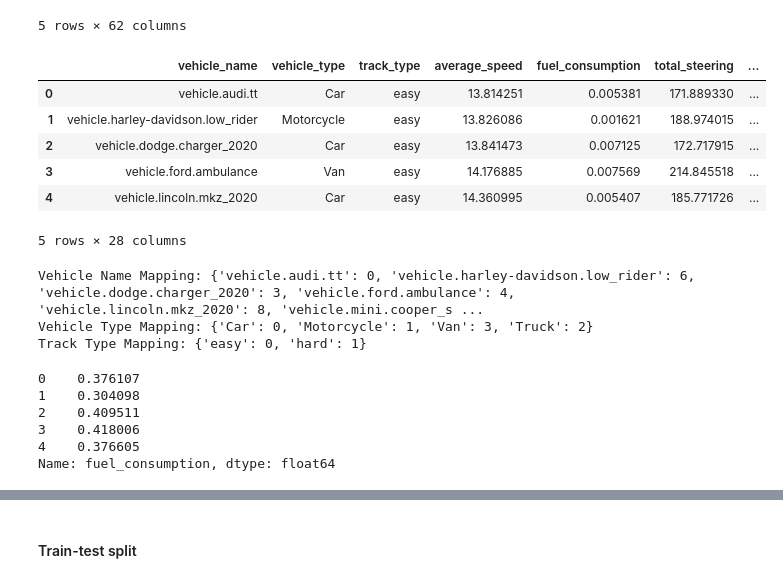
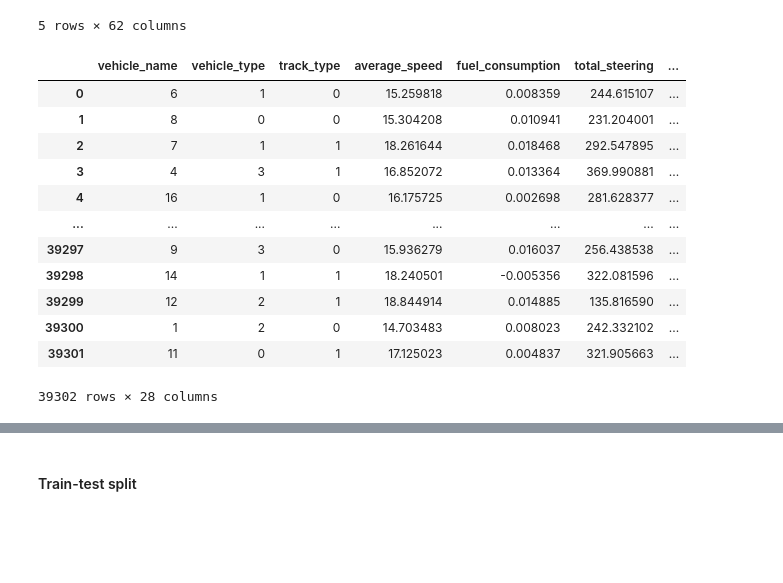
Before and after one commit to CanoniCarLTD/Canonicar_DS, a Jupyter notebook: Canonicar_DS.ipynb, the cells around one changed output, grey strips where cells are left out. Cells and saved outputs as stored; diff of their text form; code cells hidden in the pictures; blank space fills up the shorter version.

Commit message:
Changed preprocessing, regressions structure

```diff
--- a/Canonicar_DS.ipynb
+++ b/Canonicar_DS.ipynb
@@ -182,41 +184,21 @@ Data merged and saved to Extended_Lap_Data_Updated.csv
 | 4 | vehicle.ford.ambulance | Van | easy | 14.176885 | 0.007569 | 214.845518 | ... |
 5 rows × 62 columns
 # %%
-df = pd.read_csv("Extended_Lap_Data_Updated_unique.csv")
+# df = pd.read_csv("Extended_Lap_Data_Updated_unique.csv")
+df = pd.read_csv("Cleaned_CARLA_Dataset__Outliers_Removed_.csv")
 # %%
-df.head()
+df
 # %% [output]
 |  | vehicle_name | vehicle_type | track_type | average_speed | fuel_consumption | total_steering | ... |
-| 0 | vehicle.audi.tt | Car | easy | 13.814251 | 0.005381 | 171.889330 | ... |
-| 1 | vehicle.harley-davidson.low_rider | Motorcycle | easy | 13.826086 | 0.001621 | 188.974015 | ... |
-| 2 | vehicle.dodge.charger_2020 | Car | easy | 13.841473 | 0.007125 | 172.717915 | ... |
-| 3 | vehicle.ford.ambulance | Van | easy | 14.176885 | 0.007569 | 214.845518 | ... |
-| 4 | vehicle.lincoln.mkz_2020 | Car | easy | 14.360995 | 0.005407 | 185.771726 | ... |
+| 0 | 6 | 1 | 0 | 15.259818 | 0.008359 | 244.615107 | ... |
+| 1 | 8 | 0 | 0 | 15.304208 | 0.010941 | 231.204001 | ... |
+| 2 | 7 | 1 | 1 | 18.261644 | 0.018468 | 292.547895 | ... |
+| 3 | 4 | 3 | 1 | 16.852072 | 0.013364 | 369.990881 | ... |
+| 4 | 16 | 1 | 0 | 16.175725 | 0.002698 | 281.628377 | ... |
+| ... | ... | ... | ... | ... | ... | ... | ... |
+| 39297 | 9 | 3 | 0 | 15.936279 | 0.016037 | 256.438538 | ... |
+| 39298 | 14 | 1 | 1 | 18.240501 | -0.005356 | 322.081596 | ... |
+| 39299 | 12 | 2 | 1 | 18.844914 | 0.014885 | 135.816590 | ... |
+| 39300 | 1 | 2 | 0 | 14.703483 | 0.008023 | 242.332102 | ... |
+| 39301 | 11 | 0 | 1 | 17.125023 | 0.004837 | 321.905663 | ... |
-5 rows × 28 columns
+39302 rows × 28 columns
-# %%
-from sklearn.preprocessing import LabelEncoder
-
-# Initialize the LabelEncoder
-label_encoder = LabelEncoder()
-
-# Encode categorical variables and create dictionaries
-vehicle_name_mapping = dict(zip(df['vehicle_name'].unique(), label_encoder.fit_transform(df['vehicle_name'].unique())))
-df['vehicle_name'] = df['vehicle_name'].map(vehicle_name_mapping)
-
-vehicle_type_mapping = dict(zip(df['vehicle_type'].unique(), label_encoder.fit_transform(df['vehicle_type'].unique())))
-df['vehicle_type'] = df['vehicle_type'].map(vehicle_type_mapping)
-
-track_type_mapping = dict(zip(df['track_type'].unique(), label_encoder.fit_transform(df['track_type'].unique())))
-df['track_type'] = df['track_type'].map(track_type_mapping)
-
-# Check the first few rows to see the changes
-df.head()
-
-# Print the mappings
-print("Vehicle Name Mapping:", vehicle_name_mapping)
-print("Vehicle Type Mapping:", vehicle_type_mapping)
-print("Track Type Mapping:", track_type_mapping)
-# %% [output]
-Vehicle Name Mapping: {'vehicle.audi.tt': 0, 'vehicle.harley-davidson.low_rider': 6, 'vehicle.dodge.charger_2020': 3, 'vehicle.ford.ambulance': 4, 'vehicle.lincoln.mkz_2020': 8, 'vehicle.mini.cooper_s ...
-Vehicle Type Mapping: {'Car': 0, 'Motorcycle': 1, 'Van': 3, 'Truck': 2}
-Track Type Mapping: {'easy': 0, 'hard': 1}
@@ -229,26 +204,0 @@ y_track_type = df['track_type']
-# %%
-# # Scale the data
-# scaler = StandardScaler()
-# X_scaled = scaler.fit_transform(X)
-
-from sklearn.preprocessing import MinMaxScaler
-
-# Initialize the MinMaxScaler
-scaler = MinMaxScaler()
-
-# Fit and transform the data
-X_scaled = scaler.fit_transform(X)
-
-# Convert the scaled data back to a DataFrame for easier access
-X_scaled_df = pd.DataFrame(X_scaled, columns=X.columns)
-
-# Look at the scaled fuel consumption column
-scaled_fuel_consumption = X_scaled_df['fuel_consumption']
-print(scaled_fuel_consumption.head())
-# %% [output]
-0    0.376107
-1    0.304098
-2    0.409511
-3    0.418006
-4    0.376605
-Name: fuel_consumption, dtype: float64
```
Also changed, not shown: parts of 32 cells of this notebook, 1 other file.
